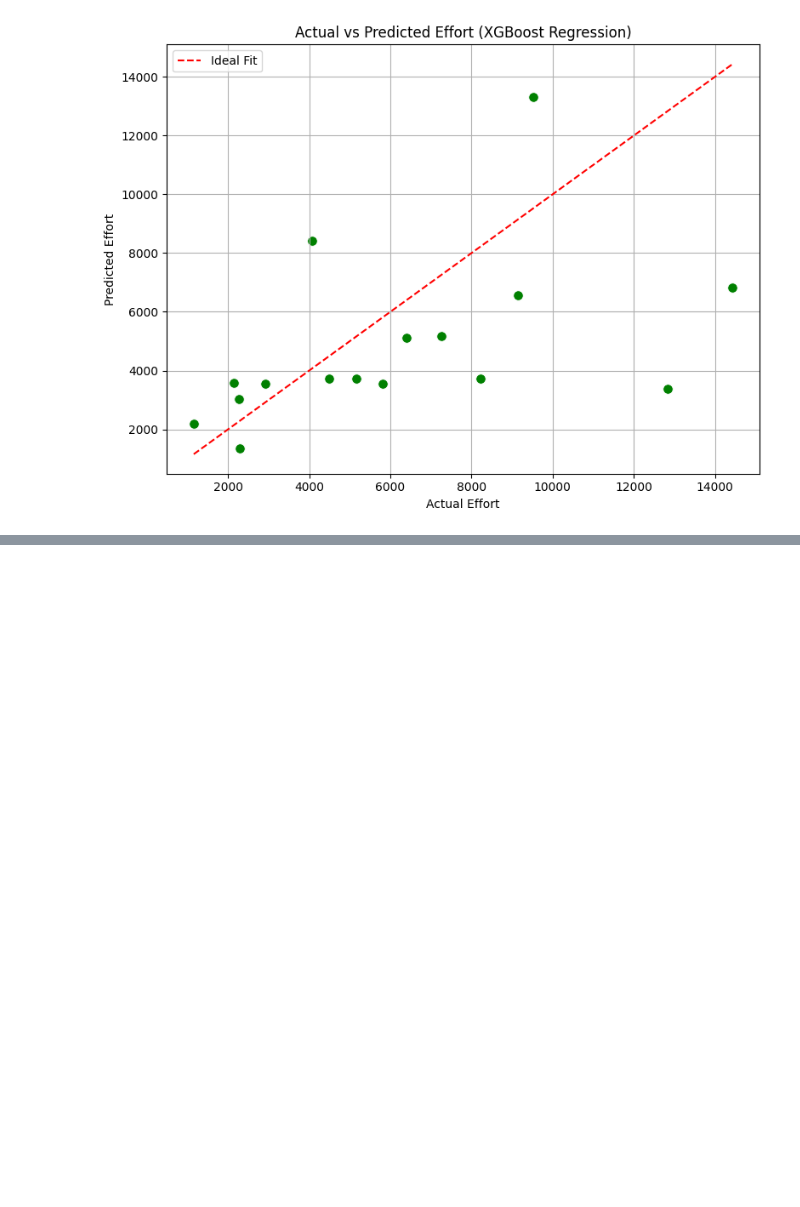
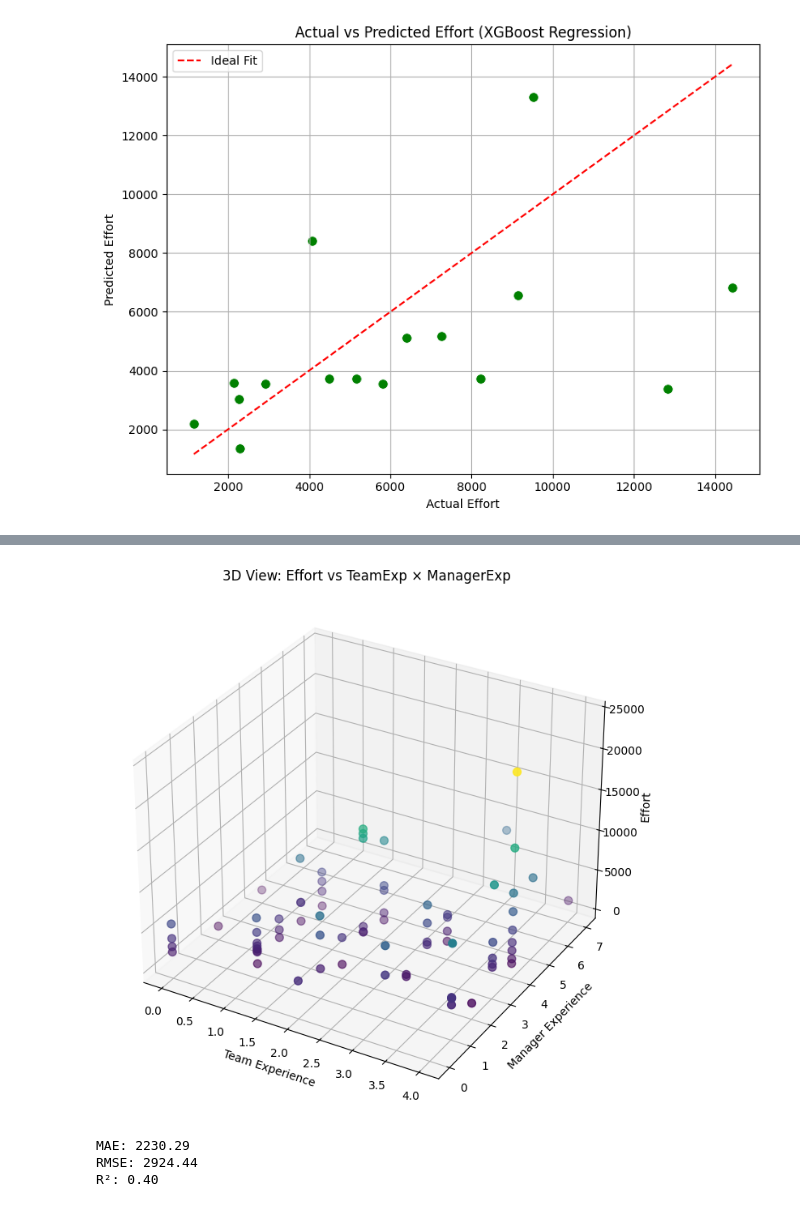
Before and after one commit to Shahbazi-Amir/SmartDevTime, a Jupyter notebook: smartdevtime_project_1.ipynb, the cells around one changed output, grey strips where cells are left out. Saved outputs shown, nothing was run; the diff lists cells and outputs as text; code cells hidden in the pictures; blank space fills up the shorter version.

```diff
--- a/smartdevtime_project_duration_prediction.ipynb
+++ b/smartdevtime_project_1.ipynb
@@ -596,0 +703,60 @@ grid_search.fit(X_train, y_train)
+# %%
+import matplotlib.pyplot as plt
+from mpl_toolkits.mplot3d import Axes3D
+
+# Step 1: Prepare figure
+fig = plt.figure(figsize=(10, 7))
+ax = fig.add_subplot(111, projection='3d')
+
+# Step 2: Plot 3D scatter
+ax.scatter(
+    df_encoded['TeamExp'],
+    df_encoded['ManagerExp'],
+    df_encoded['Effort'],
+    c=df_encoded['Effort'],
+    cmap='viridis',
+    s=50
+)
+
+# Step 3: Labels and title
+ax.set_xlabel('Team Experience')
+ax.set_ylabel('Manager Experience')
+ax.set_zlabel('Effort')
+ax.set_title('3D View: Effort vs TeamExp × ManagerExp')
+
+plt.tight_layout()
+plt.show()
+# %% [output]
+[figure, added]
+# %%
+from sklearn.linear_model import LinearRegression
+from sklearn.model_selection import train_test_split
+from sklearn.metrics import mean_absolute_error, mean_squared_error, r2_score
+
+# Step 1: Separate features and target
+X = df_encoded.drop(columns=['Effort'])
+y = df_encoded['Effort']
+
+# Step 2: Split into train and test sets
+X_train, X_test, y_train, y_test = train_test_split(
+    X, y, test_size=0.2, random_state=42
+)
+
+# Step 3: Train the linear regression model
+lr_model = LinearRegression()
+lr_model.fit(X_train, y_train)
+
+# Step 4: Predict and evaluate
+y_pred = lr_model.predict(X_test)
+
+mae = mean_absolute_error(y_test, y_pred)
+rmse = np.sqrt(mean_squared_error(y_test, y_pred))
+r2 = r2_score(y_test, y_pred)
+
+print(f"MAE: {mae:.2f}")
+print(f"RMSE: {rmse:.2f}")
+print(f"R²: {r2:.2f}")
+# %% [output]
+MAE: 2230.29
+RMSE: 2924.44
+R²: 0.40
```
Also changed, not shown: parts of 12 cells of this notebook, 2 other files.
